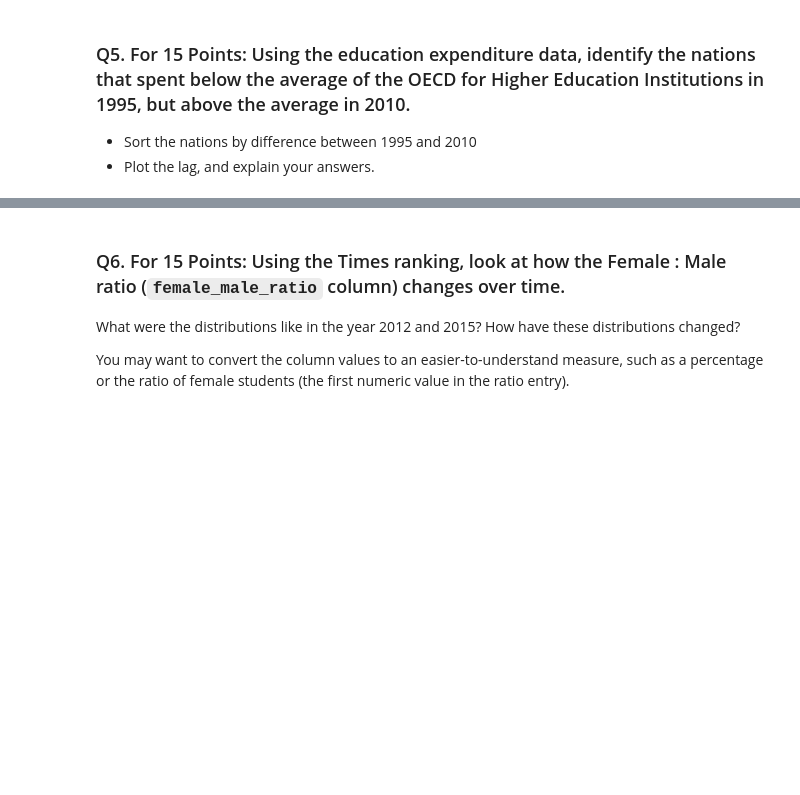
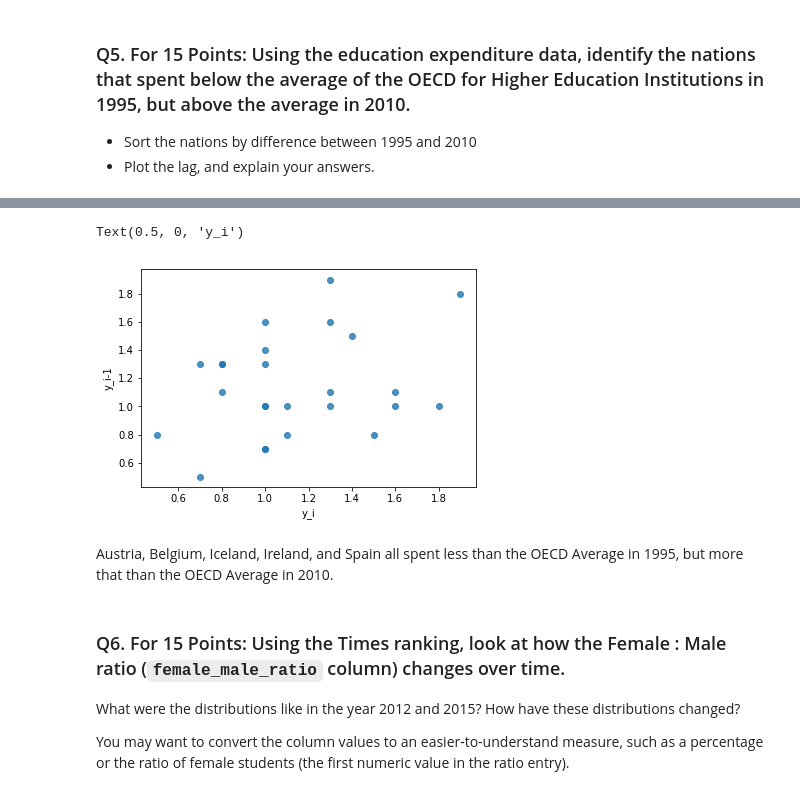
Before and after one commit to tengdann/si618, a Jupyter notebook: 618_HW3.ipynb, the cells around one changed output, grey strips where cells are left out. Cells and saved outputs as stored; diff of their text form; code cells hidden in the pictures; blank space fills up the shorter version.

```diff
--- a/618_HW3.ipynb
+++ b/618_HW3.ipynb
@@ -234,3 +236,15 @@ edu_exp[edu_exp['institute_type'] == 'Higher Education Institutions ']
+# %%
+lag = edu_exp_HE['2010'].copy()
+lag = np.array(lag[:-1])
+current = edu_exp_HE['2010'][1:]
+ax = sns.regplot(current, lag, fit_reg = False)
+ax.set_ylabel('y_i-1')
+ax.set_xlabel("y_i")
+# %% [output]
+Text(0.5, 0, 'y_i')
+[figure, added]
+# %% [markdown]
+Austria, Belgium, Iceland, Ireland, and Spain all spent less than the OECD Average in 1995, but more that than the OECD Average in 2010.
 # %% [markdown]
 ### Q6. For 15 Points: Using the Times ranking, look at how the Female : Male ratio (`female_male_ratio` column) changes over time.
 
```
Also changed, not shown: parts of 3 cells of this notebook.
